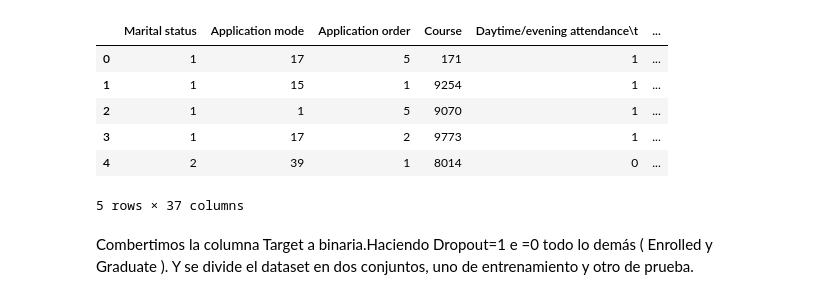
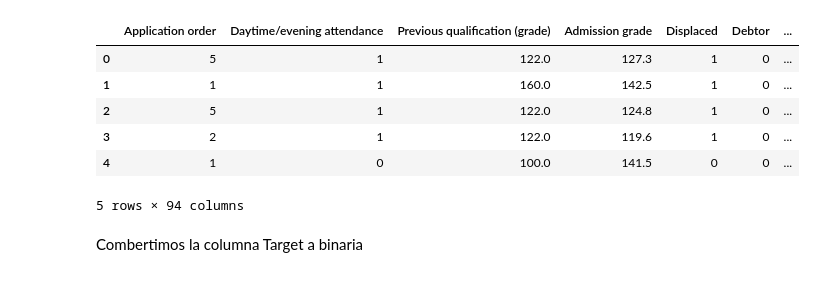
Before and after one commit to criissuarezzz/OriginofMusic, a Jupyter notebook: logistic_regression_analysis.ipynb, the cells around one changed output. Cells and saved outputs as stored; diff of their text form; code cells hidden in the pictures.

```diff
--- a/logistic_regression_analysis.ipynb
+++ b/logistic_regression_analysis.ipynb
@@ -7,16 +7,16 @@ from sklearn.metrics import classification_report, confusion_matrix, accuracy_sc
 from sklearn.preprocessing import StandardScaler
 # %%
 # Cargar el dataset limpio
-data = pd.read_csv('data.csv', sep=';')
+data = pd.read_csv('data_resampled.csv')
 data.head()
 # %% [output]
-|  | Marital status | Application mode | Application order | Course | Daytime/evening attendance\t | ... |
-| 0 | 1 | 17 | 5 | 171 | 1 | ... |
-| 1 | 1 | 15 | 1 | 9254 | 1 | ... |
-| 2 | 1 | 1 | 5 | 9070 | 1 | ... |
-| 3 | 1 | 17 | 2 | 9773 | 1 | ... |
-| 4 | 2 | 39 | 1 | 8014 | 0 | ... |
+|  | Application order | Daytime/evening attendance | Previous qualification (grade) | Admission grade | Displaced | Debtor | ... |
+| 0 | 5 | 1 | 122.0 | 127.3 | 1 | 0 | ... |
+| 1 | 1 | 1 | 160.0 | 142.5 | 1 | 0 | ... |
+| 2 | 5 | 1 | 122.0 | 124.8 | 1 | 0 | ... |
+| 3 | 2 | 1 | 122.0 | 119.6 | 1 | 0 | ... |
+| 4 | 1 | 0 | 100.0 | 141.5 | 0 | 0 | ... |
-5 rows × 37 columns
+5 rows × 94 columns
-# %% [markdown]
-Combertimos la columna Target a binaria.Haciendo Dropout=1 e =0 todo lo demás ( Enrolled y Graduate ). Y se divide el dataset en dos conjuntos, uno de entrenamiento y otro de prueba.
+# %% [markdown]
+Combertimos la columna Target a binaria
 # %%
```
Also changed, not shown: parts of 23 cells of this notebook.
